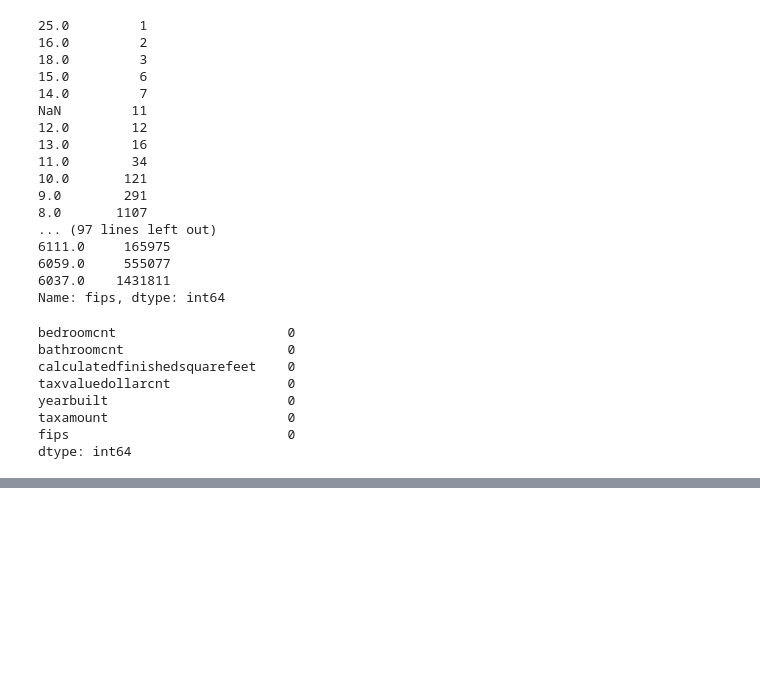
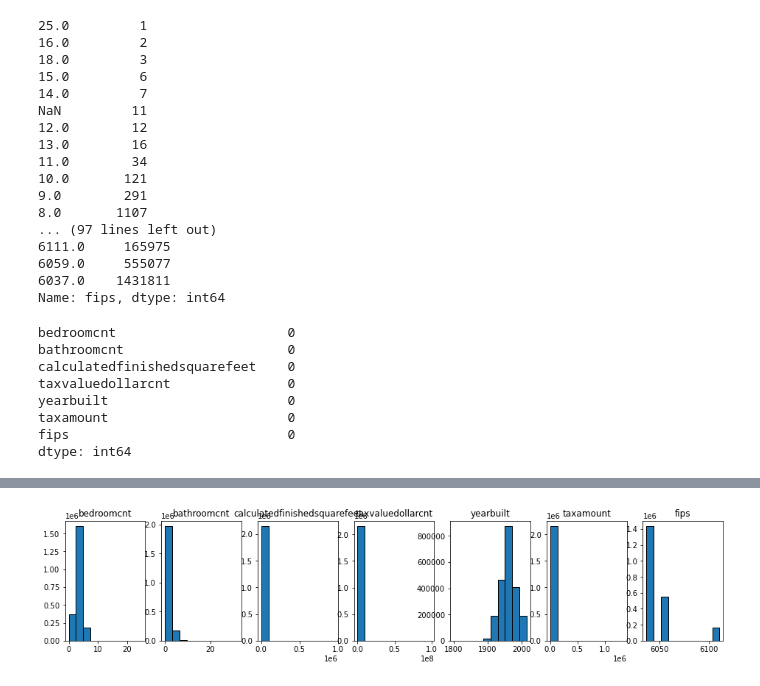
Before and after one commit to brianclements03/regression_exercises, a Jupyter notebook: wrangle.ipynb, the cells around one changed output, grey strips where cells are left out. Cells and saved outputs as stored; diff of their text form; code cells hidden in the pictures; blank space fills up the shorter version.

Commit message:
update exercise, dropped all na values

```diff
--- a/wrangle.ipynb
+++ b/wrangle.ipynb
@@ -94,3 +94,9 @@ yearbuilt                       0
 taxamount                       0
 fips                            0
 dtype: int64
+# %%
+# for loop that is checking every column for any white space
+
+cols = ['bedroomcnt', 'bathroomcnt', 'calculatedfinishedsquarefeet', 'taxvaluedollarcnt', 'yearbuilt', 'taxamount', 'fips']
+for col in cols:
+    print(zillow_temp[col].value_counts(dropna=False,ascending=True))
@@ -96,0 +149,26 @@ dtype: int64
+# %%
+plt.figure(figsize=(16, 3))
+
+# List of columns
+cols = ['bedroomcnt', 'bathroomcnt', 'calculatedfinishedsquarefeet', 'taxvaluedollarcnt', 'yearbuilt', 'taxamount', 'fips']
+
+# check out the enumerate code here:
+
+for i, col in enumerate(cols):
+
+    # i starts at 0, but plot nos should start at 1
+    plot_number = i + 1
+
+    # Create subplot.
+    plt.subplot(1,7, plot_number)
+
+    # Title with column name.
+    plt.title(col)
+
+    # Display histogram for column.
+    zillow[col].hist(bins=10, edgecolor='black')
+
+    # Hide gridlines.
+    plt.grid(False)
+# %% [output]
+[figure, added]
```
Also changed, not shown: parts of 14 cells of this notebook.
